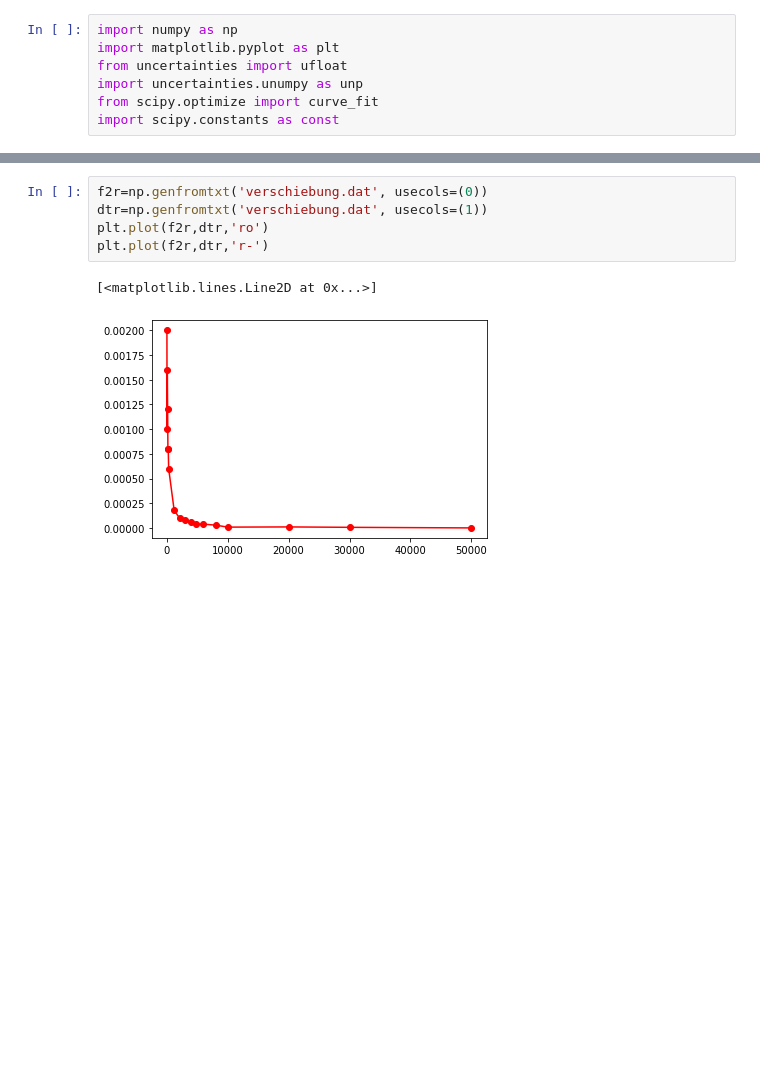
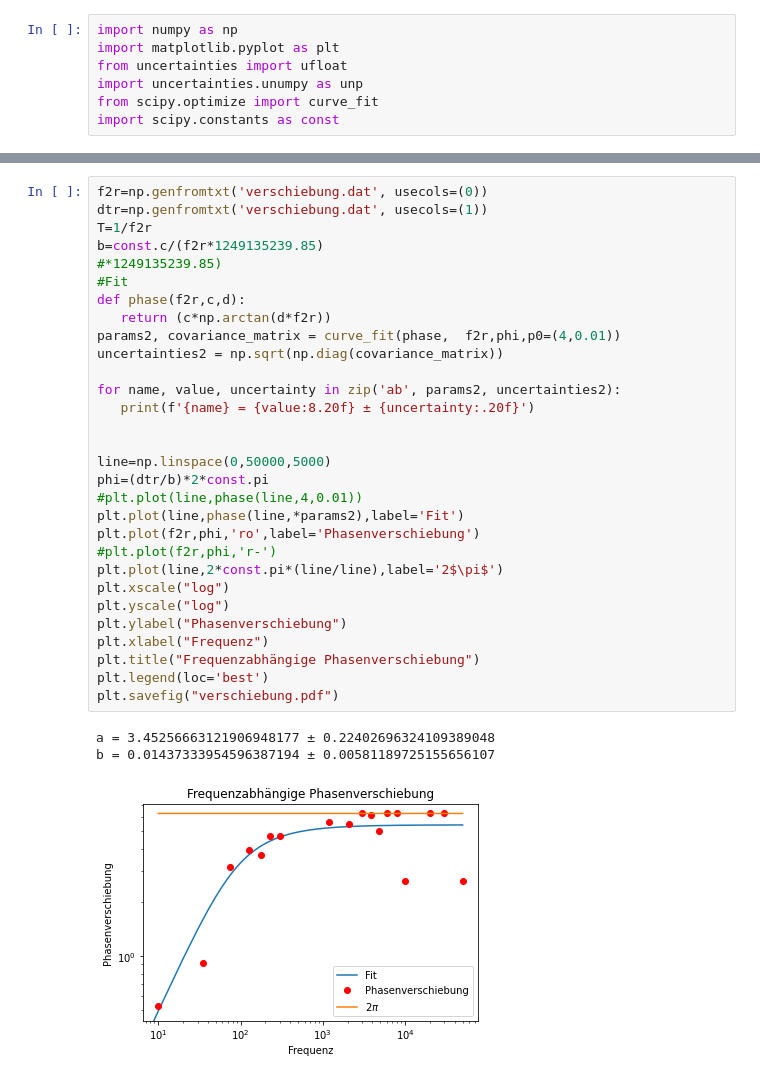
Before and after one commit to JackDO1998/Praktikum, a Jupyter notebook: Relaxationsverhalten/relaxationsverhalten.ipynb, the cells around one changed output, grey strips where cells are left out. Saved outputs shown, nothing was run; the diff lists cells and outputs as text; blank space fills up the shorter version.

```diff
--- a/Relaxationsverhalten/relaxationsverhalten.ipynb
+++ b/Relaxationsverhalten/relaxationsverhalten.ipynb
@@ -31,8 +85,34 @@ plt.savefig('Kondensatorspannung.pdf')
-# %%
-f2r=np.genfromtxt('verschiebung.dat', usecols=(0))
-dtr=np.genfromtxt('verschiebung.dat', usecols=(1))
-plt.plot(f2r,dtr,'ro')
-plt.plot(f2r,dtr,'r-')
-# %% [output]
-[<matplotlib.lines.Line2D at 0x...>]
-[figure, removed]
+# %%
+f2r=np.genfromtxt('verschiebung.dat', usecols=(0))
+dtr=np.genfromtxt('verschiebung.dat', usecols=(1))
+T=1/f2r
+b=const.c/(f2r*1249135239.85)
+#*1249135239.85)
+#Fit
+def phase(f2r,c,d):
+   return (c*np.arctan(d*f2r))
+params2, covariance_matrix = curve_fit(phase,  f2r,phi,p0=(4,0.01))
+uncertainties2 = np.sqrt(np.diag(covariance_matrix))
+
+for name, value, uncertainty in zip('ab', params2, uncertainties2):
+   print(f'{name} = {value:8.20f} ± {uncertainty:.20f}')
+
+
+line=np.linspace(0,50000,5000)
+phi=(dtr/b)*2*const.pi
+#plt.plot(line,phase(line,4,0.01))
+plt.plot(line,phase(line,*params2),label='Fit')
+plt.plot(f2r,phi,'ro',label='Phasenverschiebung')
+#plt.plot(f2r,phi,'r-')
+plt.plot(line,2*const.pi*(line/line),label='2$\pi$')
+plt.xscale("log")
+plt.yscale("log")
+plt.ylabel("Phasenverschiebung")
+plt.xlabel("Frequenz")
+plt.title("Frequenzabhängige Phasenverschiebung")
+plt.legend(loc='best')
+plt.savefig("verschiebung.pdf")
+# %% [output]
+a = 3.45256663121906948177 ± 0.22402696324109389048
+b = 0.01437333954596387194 ± 0.00581189725155656107
+[figure, added]
```
Also changed, not shown: parts of 4 cells of this notebook, 29 other files.
